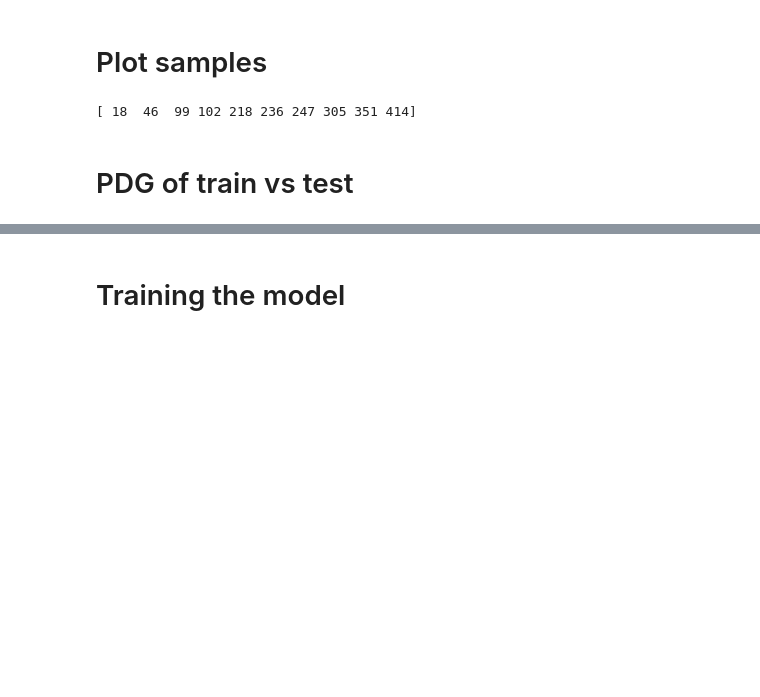
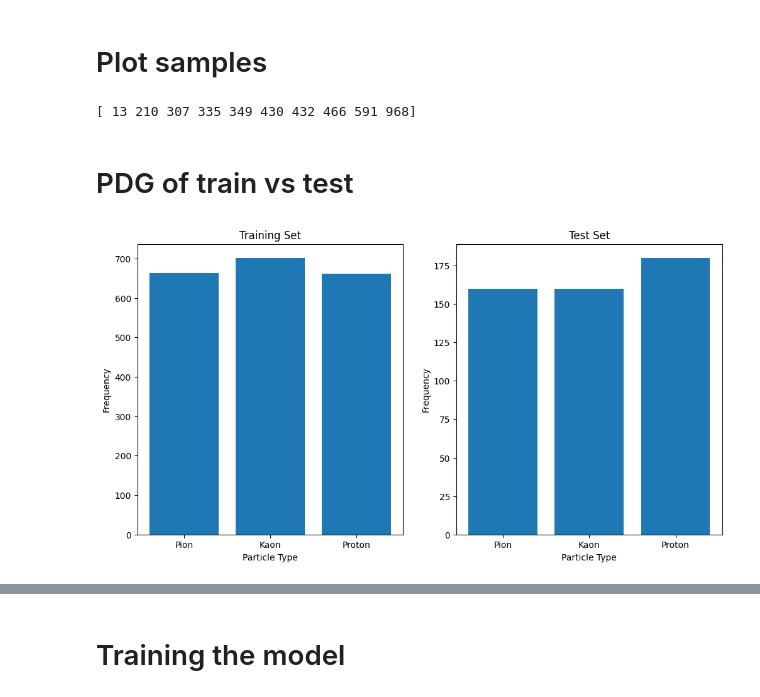
Before and after one commit to eflatlan/CNN_PID, a Jupyter notebook: Segmentation_HMPID.ipynb, the cells around one changed output, grey strips where cells are left out. Saved outputs shown, nothing was run; the diff lists cells and outputs as text; code cells hidden in the pictures; blank space fills up the shorter version.

```diff
--- a/Segmentation_HMPID.ipynb
+++ b/Segmentation_HMPID.ipynb
@@ -2827,7 +1727,7 @@ X_train_pion_candidates = X_train["X_train_pion_candidates"]
 X_train_kaon_candidates = X_train["X_train_kaon_candidates"]
 X_train_proton_candidates = X_train["X_train_proton_candidates"]
 X_train_non_candidates = X_train["X_train_non_candidates"]
-
+X_train_non_candidates = X_train["X_train_non_candidates"]
 
 X_train_momentum = X_train["X_train_momentum"]
 X_train_refractive_index = X_train["X_train_refractive_index"]
@@ -2837,9 +1737,12 @@ X_train_theta = X_train["X_train_theta"]
 X_train_mip_position = X_train["X_train_mip_position"]
 X_train_rad_position = X_train["X_train_rad_position"]
 
+
+X_test_non_candidates = X_test["X_test_non_candidates"]
+
 X_test_pion_candidates = X_test["X_test_pion_candidates"]
 X_test_kaon_candidates = X_test["X_test_kaon_candidates"]
-# X_test_proton_candidates = X_test["X_test_proton_candidates"]
+X_test_proton_candidates = X_test["X_test_proton_candidates"]
 X_test_momentum = X_test["X_test_momentum"]
 X_test_refractive_index = X_test["X_test_refractive_index"]
 X_test_phi = X_test["X_test_phi"]
@@ -2854,47 +1757,49 @@ first_n_below_zero_indexes = below_zero_indexes[:n]
 print(first_n_below_zero_indexes)
 #ef : TODO fix this again
 # %% [output]
-[ 18  46  99 102 218 236 247 305 351 414]
+[ 13 210 307 335 349 430 432 466 591 968]
 # %% [markdown]
 # PDG of train vs test
 # %%
 import matplotlib.pyplot as plt
 import numpy as np
 
 
 # for i in range(1,5):
 #   print(y_test[i])
 
 
 
 # # Counting occurrences in the training set
-# train_pion_count = np.sum(y_train[:, 0])
-# train_kaon_count = np.sum(y_train[:, 1])
-# train_proton_count = np.sum(y_train[:, 2])
+train_pion_count = np.sum(y_train[:, 0])
+train_kaon_count = np.sum(y_train[:, 1])
+train_proton_count = np.sum(y_train[:, 2])
 
 # # Counting occurrences in the test set
-# test_pion_count = np.sum(y_test[:, 0])
-# test_kaon_count = np.sum(y_test[:, 0])
-# test_proton_count = np.sum(y_test[:, 2])
+test_pion_count = np.sum(y_test[:, 0])
+test_kaon_count = np.sum(y_test[:, 0])
+test_proton_count = np.sum(y_test[:, 2])
 
 # print(f'Train : pion_count {train_pion_count}  kaon_count {train_kaon_count} proton_count {train_proton_count}')
 # print(f'Test : pion_count {test_pion_count}  kaon_count {test_kaon_count} proton_count {test_proton_count}')
 
 # # Create subplots
-# fig, axs = plt.subplots(1, 2, figsize=(12, 6))
+fig, axs = plt.subplots(1, 2, figsize=(12, 6))
 
 # # Training set histogram
-# axs[0].bar(['Pion', 'Kaon', 'Proton'], [train_pion_count, train_kaon_count, train_proton_count])
-# axs[0].set_title('Training Set')
-# axs[0].set_xlabel('Particle Type')
-# axs[0].set_ylabel('Frequency')
+axs[0].bar(['Pion', 'Kaon', 'Proton'], [train_pion_count, train_kaon_count, train_proton_count])
+axs[0].set_title('Training Set')
+axs[0].set_xlabel('Particle Type')
+axs[0].set_ylabel('Frequency')
 
 # # Test set histogram
-# axs[1].bar(['Pion', 'Kaon', 'Proton'], [test_pion_count, test_kaon_count, test_proton_count])
-# axs[1].set_title('Test Set')
-# axs[1].set_xlabel('Particle Type')
-# axs[1].set_ylabel('Frequency')
+axs[1].bar(['Pion', 'Kaon', 'Proton'], [test_pion_count, test_kaon_count, test_proton_count])
+axs[1].set_title('Test Set')
+axs[1].set_xlabel('Particle Type')
+axs[1].set_ylabel('Frequency')
 
-# plt.show()
+plt.show()
+# %% [output]
+[figure, added]
 # %%
 #plot_first_instance(1, X_train_pion_candidates, X_train_kaon_candidates, X_train_proton_candidates,\
```
Also changed, not shown: parts of 31 cells of this notebook.
